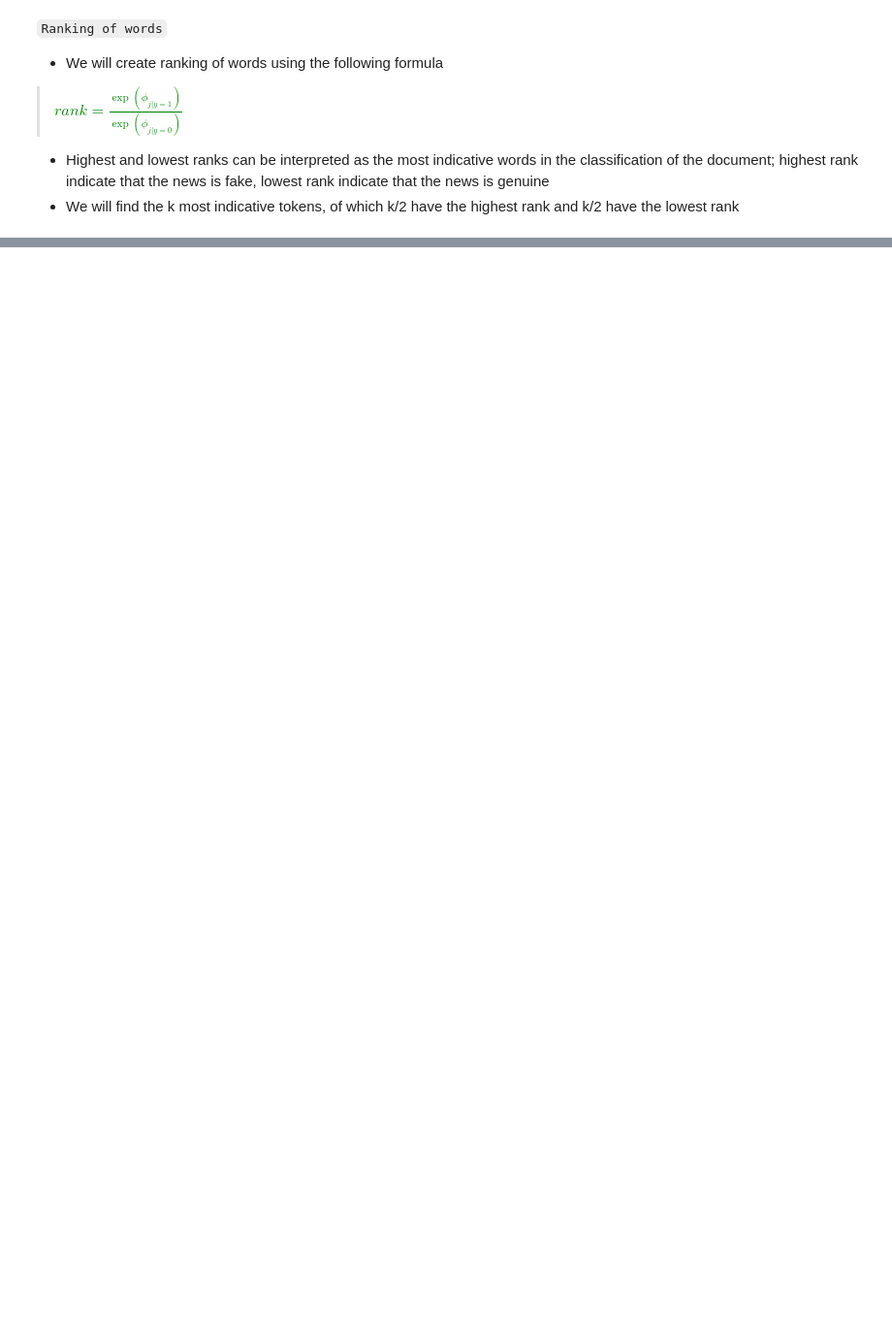
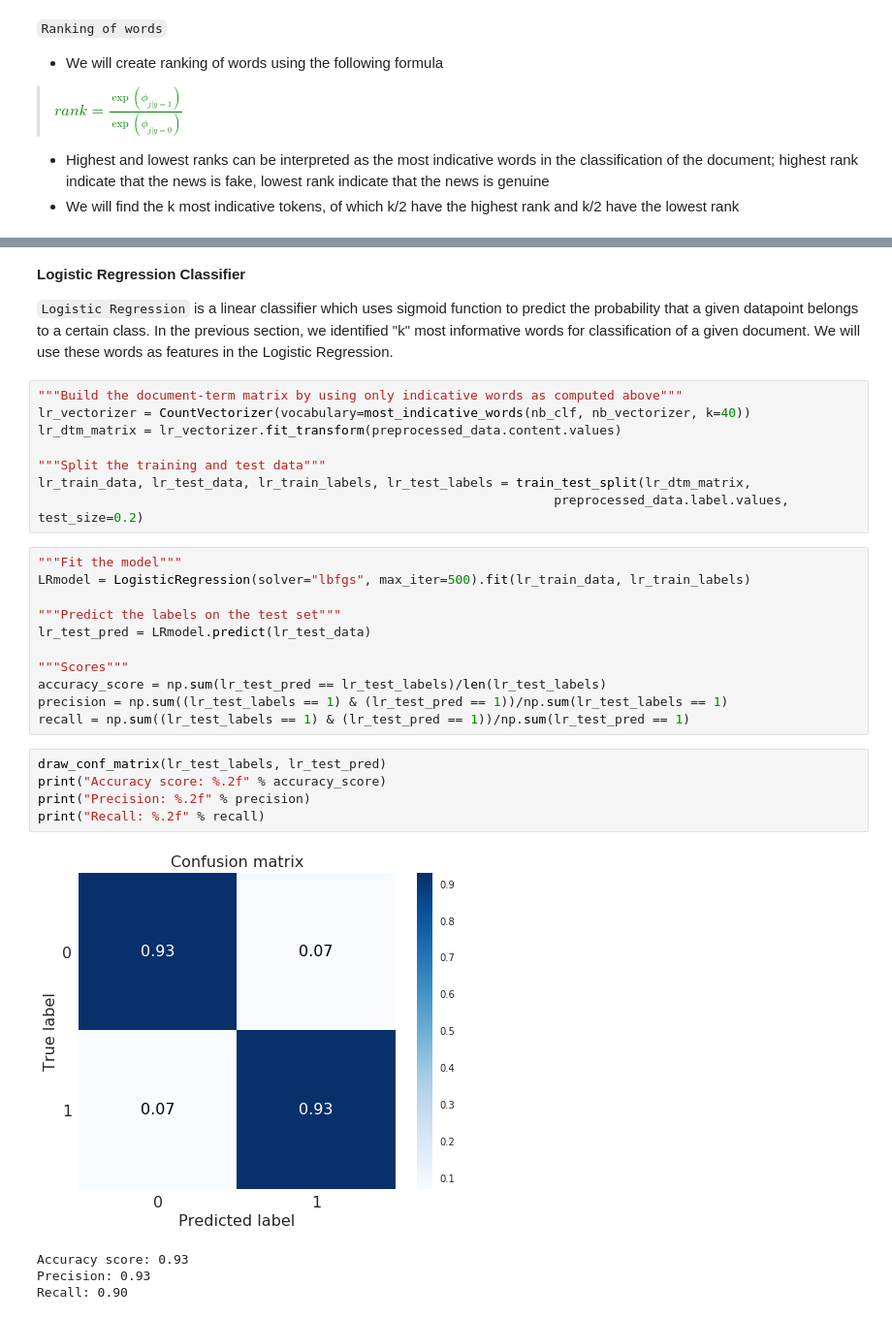
Before and after one commit to NehaSingh21/FakeNewsDetection, a Jupyter notebook: fake_news_detection.ipynb, the cells around one changed output, grey strips where cells are left out. Shown: that part at 97% size. Saved outputs shown, nothing was run; the diff lists cells and outputs as text; blank space fills up the shorter version.

```diff
--- a/fake_news_detection.ipynb
+++ b/fake_news_detection.ipynb
@@ -267,3 +311,36 @@ Lowest ranking words in the fake news
+# %% [markdown]
+**Logistic Regression Classifier**
+
+``Logistic Regression`` is a linear classifier which uses sigmoid function to predict the probability that a given datapoint belongs to a certain class. In the previous section, we identified "k" most informative words for classification of a given document. We will use these words as features in the Logistic Regression.
+# %%
+"""Build the document-term matrix by using only indicative words as computed above"""
+lr_vectorizer = CountVectorizer(vocabulary=most_indicative_words(nb_clf, nb_vectorizer, k=40))
+lr_dtm_matrix = lr_vectorizer.fit_transform(preprocessed_data.content.values)
+
+"""Split the training and test data"""
+lr_train_data, lr_test_data, lr_train_labels, lr_test_labels = train_test_split(lr_dtm_matrix,
+                                                                    preprocessed_data.label.values, test_size=0.2)
+# %%
+"""Fit the model"""
+LRmodel = LogisticRegression(solver="lbfgs", max_iter=500).fit(lr_train_data, lr_train_labels)
+
+"""Predict the labels on the test set"""
+lr_test_pred = LRmodel.predict(lr_test_data)
+
+"""Scores"""
+accuracy_score = np.sum(lr_test_pred == lr_test_labels)/len(lr_test_labels)
+precision = np.sum((lr_test_labels == 1) & (lr_test_pred == 1))/np.sum(lr_test_labels == 1)
+recall = np.sum((lr_test_labels == 1) & (lr_test_pred == 1))/np.sum(lr_test_pred == 1)
+# %%
+draw_conf_matrix(lr_test_labels, lr_test_pred)
+print("Accuracy score: %.2f" % accuracy_score)
+print("Precision: %.2f" % precision)
+print("Recall: %.2f" % recall)
+# %% [output]
+[figure, added]
+Accuracy score: 0.93
+Precision: 0.93
+Recall: 0.90
 # %% [markdown]
 __SVM Classifier__
 <br>
```
Also changed, not shown: parts of 29 cells of this notebook.
